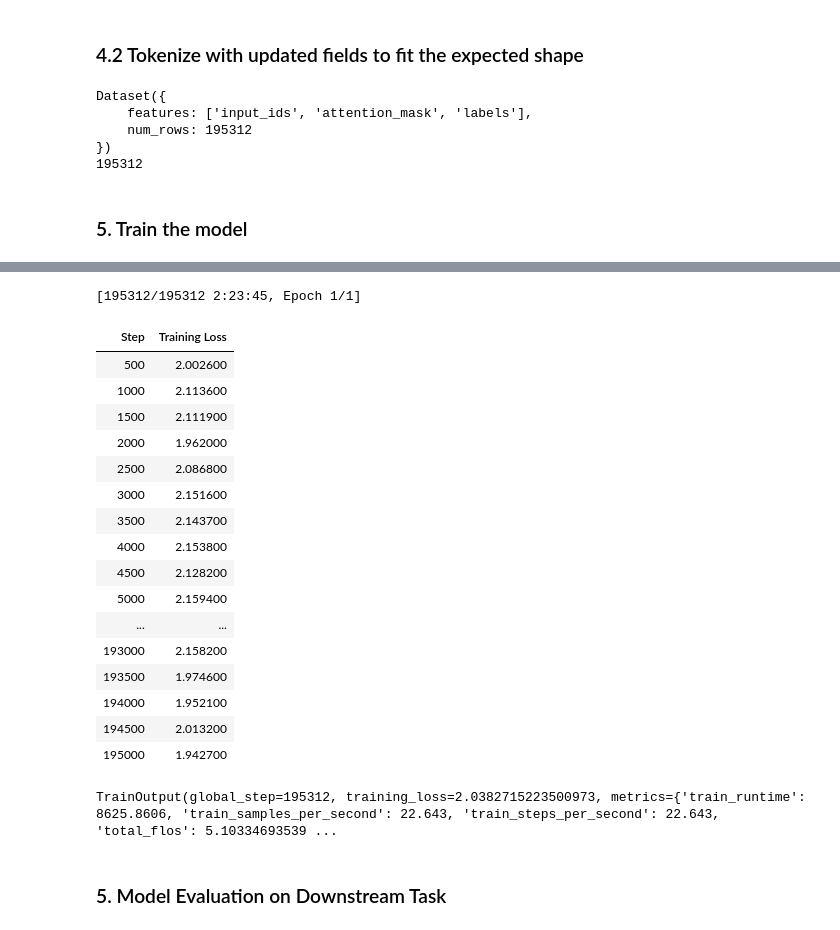
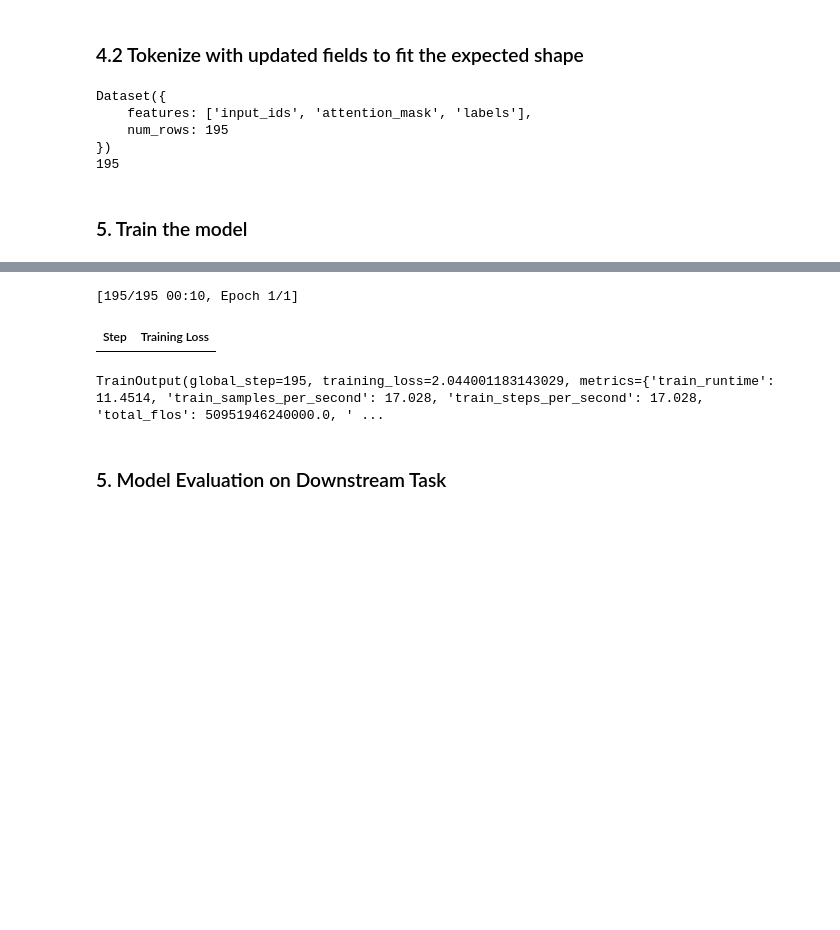
Before and after one commit to jaylim13/data-selection-project0, a Jupyter notebook: scaling_law/lightweight_fine_tuning.ipynb, the cells around one changed output, grey strips where cells are left out. Saved outputs shown, nothing was run; the diff lists cells and outputs as text; code cells hidden in the pictures; blank space fills up the shorter version.

```diff
--- a/scaling_law/lightweight_fine_tuning.ipynb
+++ b/scaling_law/lightweight_fine_tuning.ipynb
@@ -129,7 +131,7 @@ Output hidden; open in https://colab.research.google.com to view.
 # %% [markdown]
 ### 4.2 Tokenize with updated fields to fit the expected shape
 # %%
-def tokenize_func(dataset, tokenizer, token_max=100_000_000):
+def tokenize_func(dataset, tokenizer, token_max=100_000):
     """Tokenizer function for streamed dataset"""
     current_token_count = 0
     for example in dataset:
@@ -159,6 +161,6 @@ data_collator = DataCollatorWithPadding(tokenizer=tokenizer, padding=True)
 # %% [output]
 Dataset({
     features: ['input_ids', 'attention_mask', 'labels'],
-    num_rows: 195312
+    num_rows: 195
 })
-195312
+195
@@ -180,6 +184,7 @@ training_args = TrainingArguments(
     max_steps=total_samples,
     learning_rate=1e-4,
     logging_dir="./logs",
+    remove_unused_columns=False,
 )
 
 # Trainer
@@ -190,6 +195,6 @@ trainer = Trainer(
     data_collator=data_collator,
 )
 
-trainer.train()
+trainer.train()  # Only works with 1 gpu in the ipynb notebook
 # %% [output]
 Using the `WANDB_DISABLED` environment variable is deprecated and will be removed in v5. Use the --report_to flag to control the integrations used for logging result (for instance --report_to none).
@@ -196,22 +202,6 @@ Using the `WANDB_DISABLED` environment variable is deprecated and will be remove
-[195312/195312 2:23:45, Epoch 1/1]
+[195/195 00:10, Epoch 1/1]
 | Step | Training Loss |
-| 500 | 2.002600 |
-| 1000 | 2.113600 |
-| 1500 | 2.111900 |
-| 2000 | 1.962000 |
-| 2500 | 2.086800 |
-| 3000 | 2.151600 |
-| 3500 | 2.143700 |
-| 4000 | 2.153800 |
-| 4500 | 2.128200 |
-| 5000 | 2.159400 |
-| ... | ... |
-| 193000 | 2.158200 |
-| 193500 | 1.974600 |
-| 194000 | 1.952100 |
-| 194500 | 2.013200 |
-| 195000 | 1.942700 |
-TrainOutput(global_step=195312, training_loss=2.0382715223500973, metrics={'train_runtime': 8625.8606, 'train_samples_per_second': 22.643, 'train_steps_per_second': 22.643, 'total_flos': 5.10334693539 ...
+TrainOutput(global_step=195, training_loss=2.044001183143029, metrics={'train_runtime': 11.4514, 'train_samples_per_second': 17.028, 'train_steps_per_second': 17.028, 'total_flos': 50951946240000.0, ' ...
 # %% [markdown]
 ### 5. Model Evaluation on Downstream Task
 # %%
```
Also changed, not shown: parts of 9 cells of this notebook, 3 other files.
